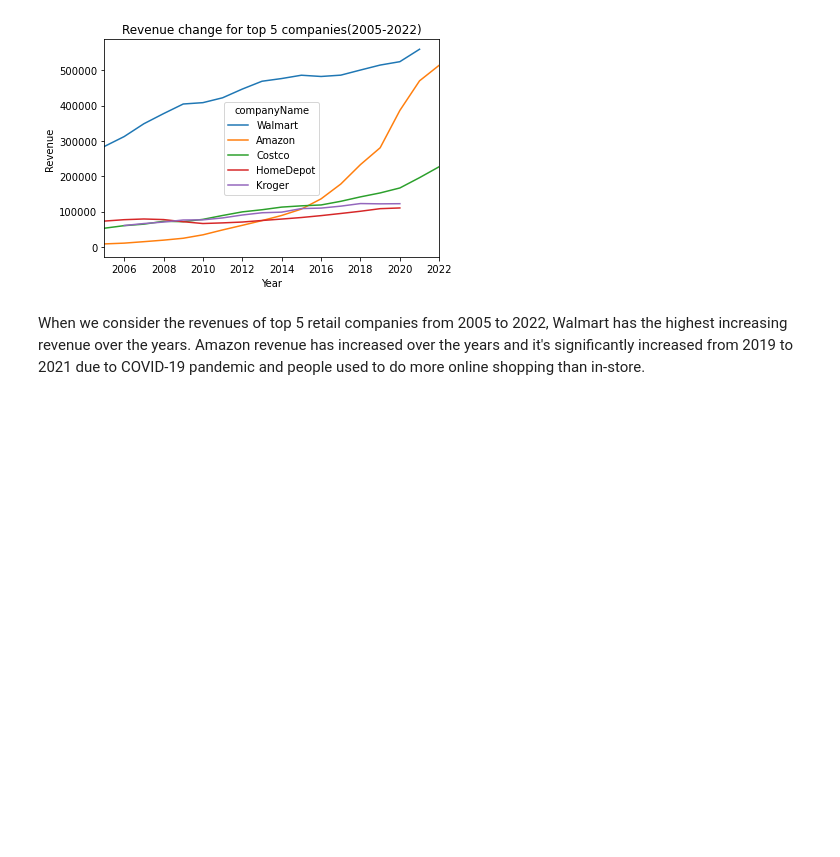
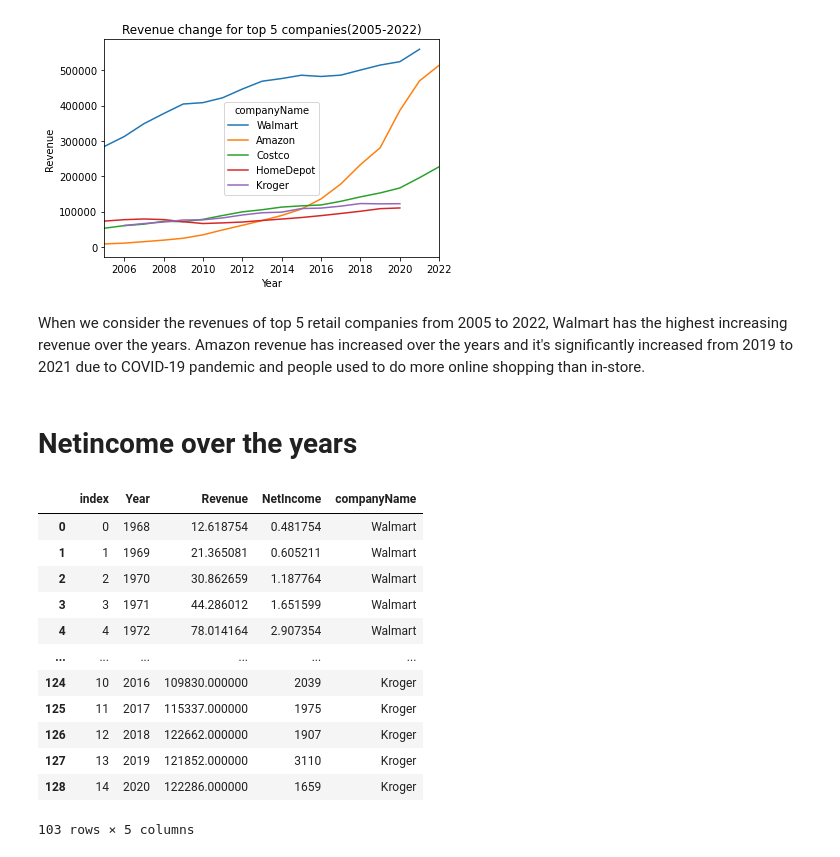
Before and after one commit to aswani848/6830project3, a Jupyter notebook: 6830Project3-1.ipynb, the cells around one changed output. Cells and saved outputs as stored; diff of their text form; code cells hidden in the pictures; blank space fills up the shorter version.

```diff
--- a/6830Project3-1.ipynb
+++ b/6830Project3-1.ipynb
@@ -422,3 +422,5 @@ Text(0.5, 1.0, 'Revenue change for top 5 companies(2005-2022)')
 # %% [markdown]
 When we consider the revenues of top 5 retail companies from 2005 to 2022, Walmart has the highest increasing revenue over the years.
 Amazon revenue has increased over the years and it's significantly increased from 2019 to 2021 due to COVID-19 pandemic and people used to do more online shopping than in-store.
+# %% [markdown]
+# Netincome over the years
@@ -424,0 +429,16 @@ Amazon revenue has increased over the years and it's significantly increased fro
+# %%
+df_concat
+# %% [output]
+|  | index | Year | Revenue | NetIncome | companyName |
+| 0 | 0 | 1968 | 12.618754 | 0.481754 | Walmart |
+| 1 | 1 | 1969 | 21.365081 | 0.605211 | Walmart |
+| 2 | 2 | 1970 | 30.862659 | 1.187764 | Walmart |
+| 3 | 3 | 1971 | 44.286012 | 1.651599 | Walmart |
+| 4 | 4 | 1972 | 78.014164 | 2.907354 | Walmart |
+| ... | ... | ... | ... | ... | ... |
+| 124 | 10 | 2016 | 109830.000000 | 2039 | Kroger |
+| 125 | 11 | 2017 | 115337.000000 | 1975 | Kroger |
+| 126 | 12 | 2018 | 122662.000000 | 1907 | Kroger |
+| 127 | 13 | 2019 | 121852.000000 | 3110 | Kroger |
+| 128 | 14 | 2020 | 122286.000000 | 1659 | Kroger |
+103 rows × 5 columns
```
Also changed, not shown: parts of 3 cells of this notebook.
